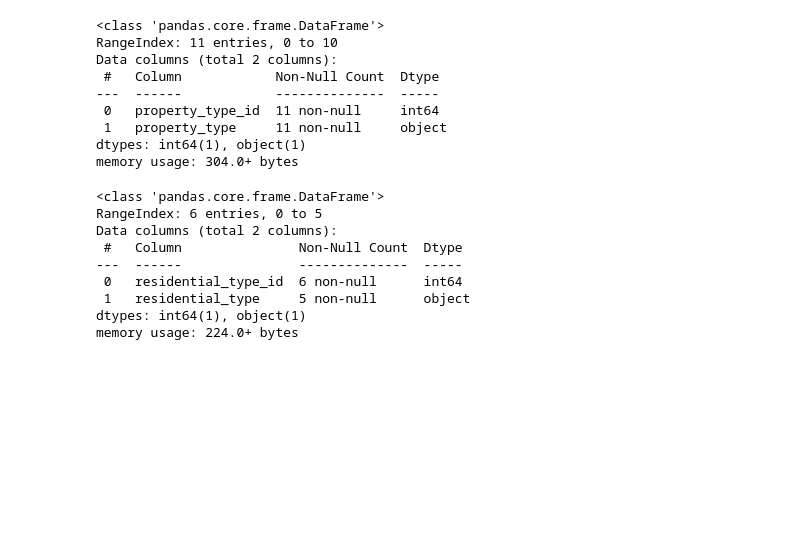
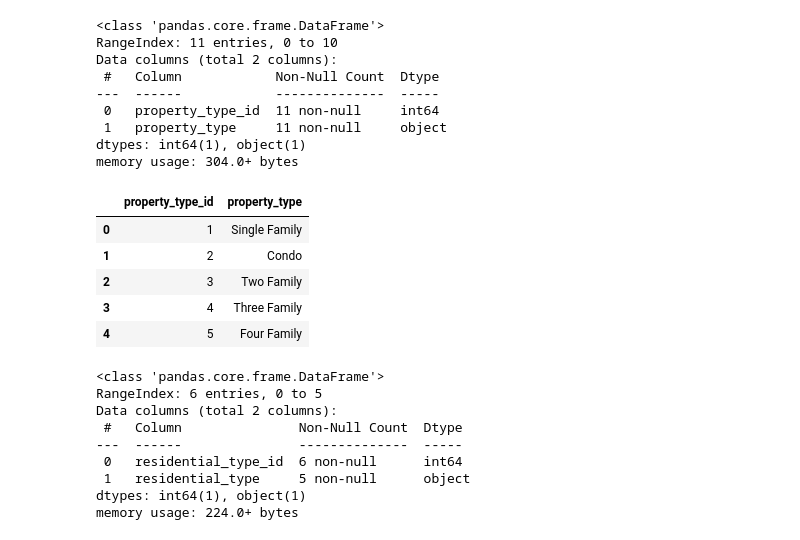
Before and after one commit to gabrielplic/CIS9440, a Jupyter notebook: scripts/REsales_ETL_Updated.ipynb, the cells around one changed output. Drawn from its saved outputs; the diff is of its cells as text; code cells hidden in the pictures; blank space fills up the shorter version.

```diff
--- a/scripts/REsales_ETL_Updated.ipynb
+++ b/scripts/REsales_ETL_Updated.ipynb
@@ -694,6 +712,15 @@ Data columns (total 2 columns):
  1   property_type     11 non-null     object
 dtypes: int64(1), object(1)
 memory usage: 304.0+ bytes
+# %%
+dim_propertyType.head()
+# %% [output]
+|  | property_type_id | property_type |
+| 0 | 1 | Single Family |
+| 1 | 2 | Condo |
+| 2 | 3 | Two Family |
+| 3 | 4 | Three Family |
+| 4 | 5 | Four Family |
 # %%
 dim_residentialType.info()
 # %% [output]
```
Also changed, not shown: parts of 12 cells of this notebook.
